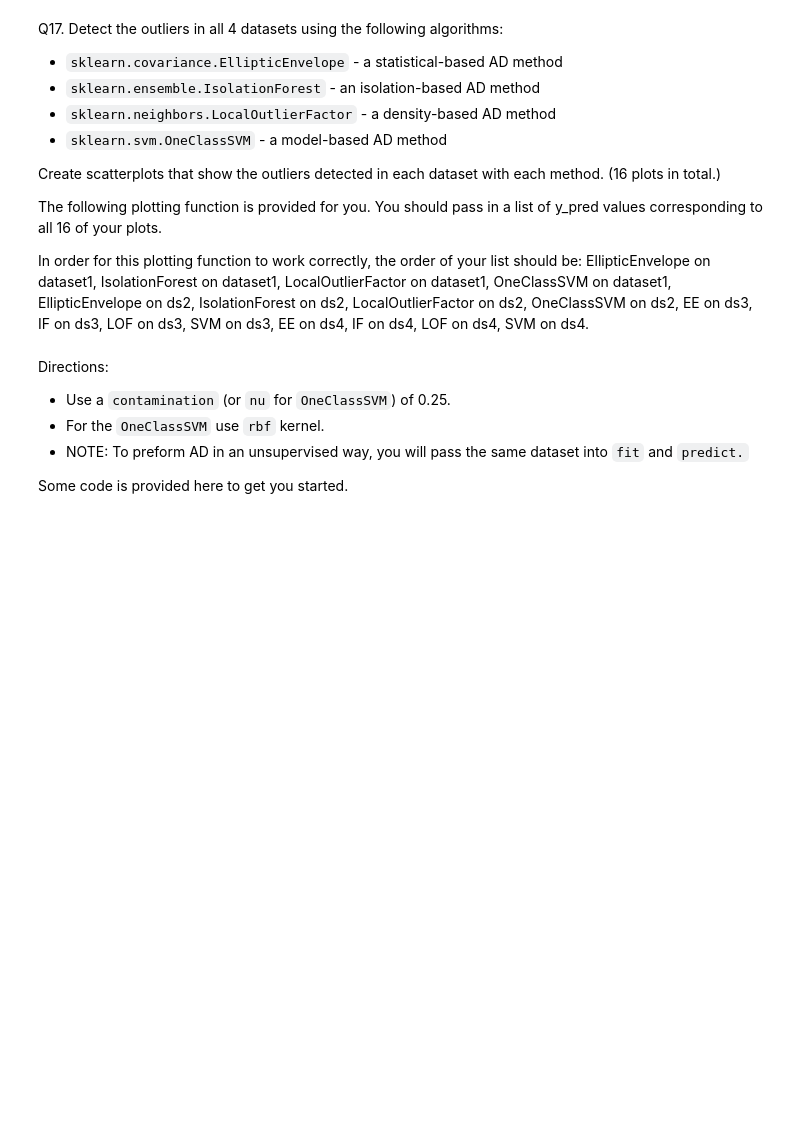
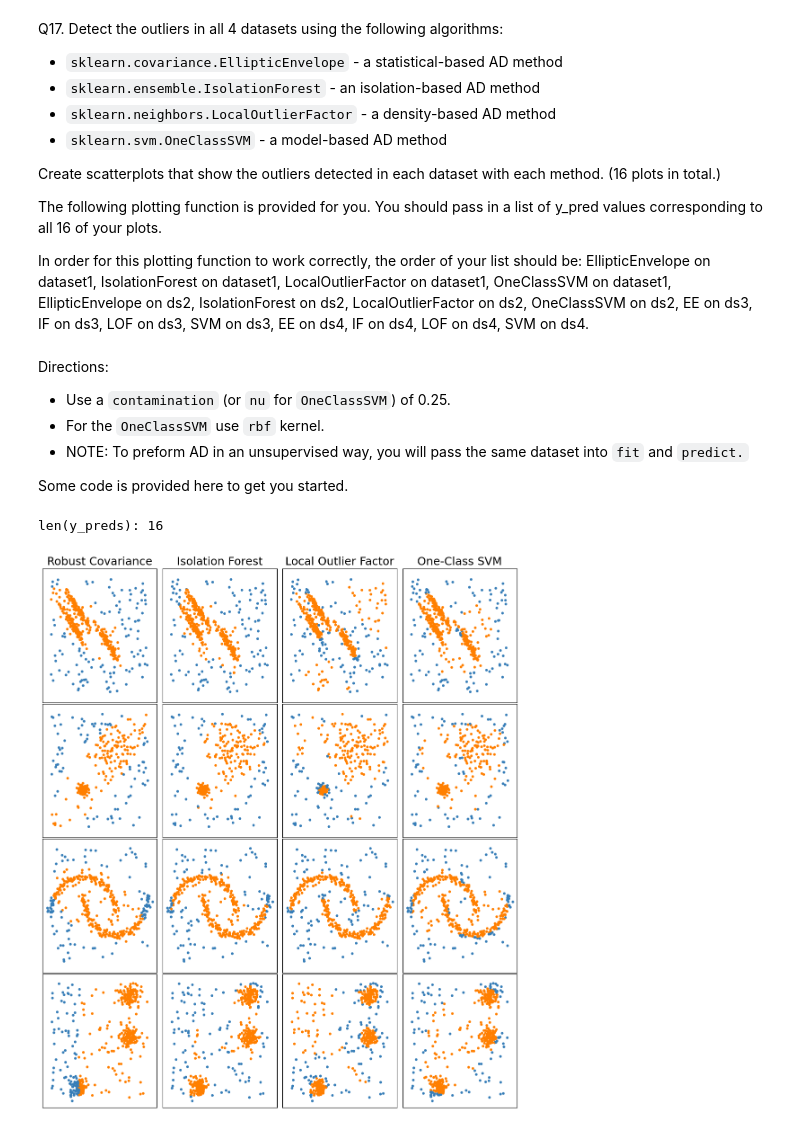
Before and after one commit to KishTheLay/mlhw5, a Jupyter notebook: HW5 - Clustering.ipynb, the cells around one changed output. Cells and saved outputs as stored; diff of their text form; code cells hidden in the pictures; blank space fills up the shorter version.

```diff
--- a/HW5 - Clustering.ipynb
+++ b/HW5 - Clustering.ipynb
@@ -470,32 +477,40 @@ Directions:
 
 Some code is provided here to get you started.
 # %%
-from sklearn.covariance import EllipticEnvelope
-from sklearn.ensemble import IsolationForest
-from sklearn.neighbors import LocalOutlierFactor
-from sklearn.svm import OneClassSVM
-
-
 outliers_fraction = 0.25
 
 #this will be your list of 16 plots
 y_pred_list = list()
 
 #for each of the 4 datasets
 for X in datasets:
 
     #apply EllipticEnvelope AD
+    ee = EllipticEnvelope(contamination=outliers_fraction)
+    pred_ee = ee.fit_predict(X)
     #append resulting y_pred to y_pred_list
+    y_pred_list.append(pred_ee)
 
     #apply IsolationForest AD
+    ifor = IsolationForest(contamination=outliers_fraction)
+    pred_ifor = ifor.fit_predict(X)
     #append resulting y_pred to y_pred_list
+    y_pred_list.append(pred_ifor)
 
     #apply LocalOutlierFactor AD
+    lor = LocalOutlierFactor(contamination=outliers_fraction)
+    pred_lor = lor.fit_predict(X)
     #append resulting y_pred to y_pred_list
+    y_pred_list.append(pred_lor)
 
     #apply OneClassSVM AD
+    svm = OneClassSVM(nu=outliers_fraction, kernel="rbf")
+    pred_svm = svm.fit_predict(X)
     #append resulting y_pred to y_pred_list
-
+    y_pred_list.append(pred_svm)
 
 
 plot_all(y_pred_list)
+# %% [output]
+len(y_preds): 16
+[figure, added]
```
Also changed, not shown: parts of 5 cells of this notebook.
